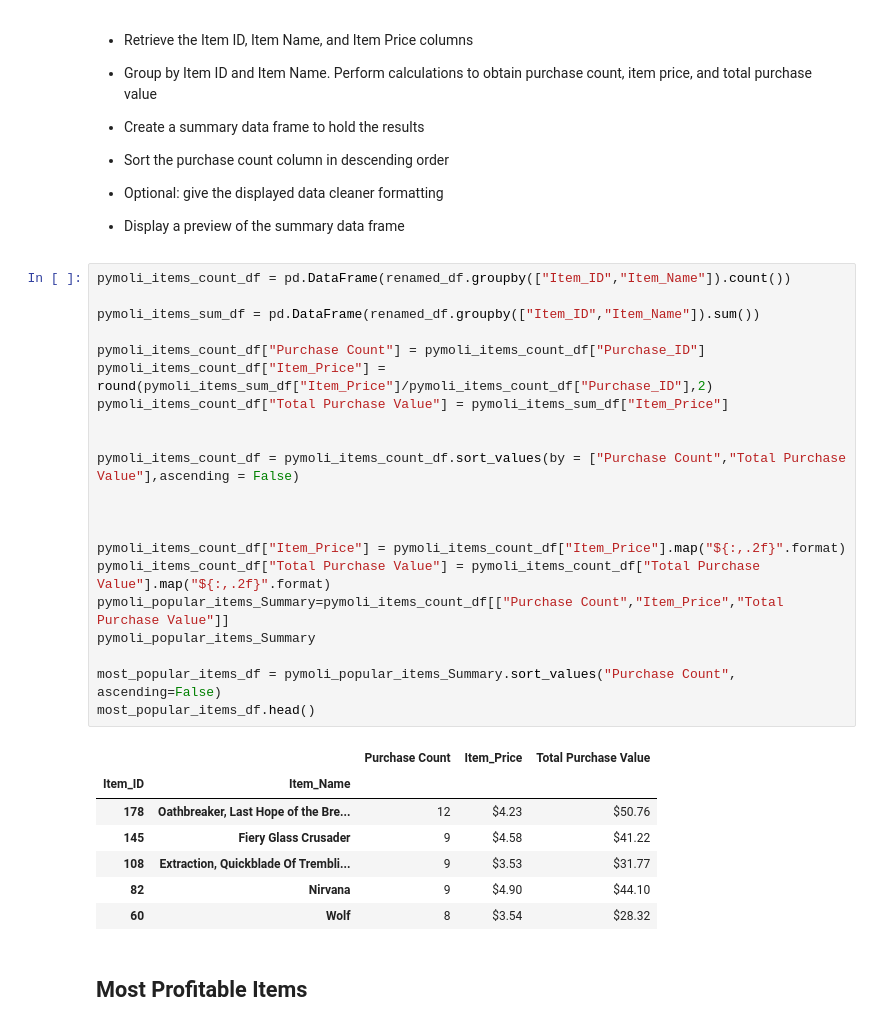
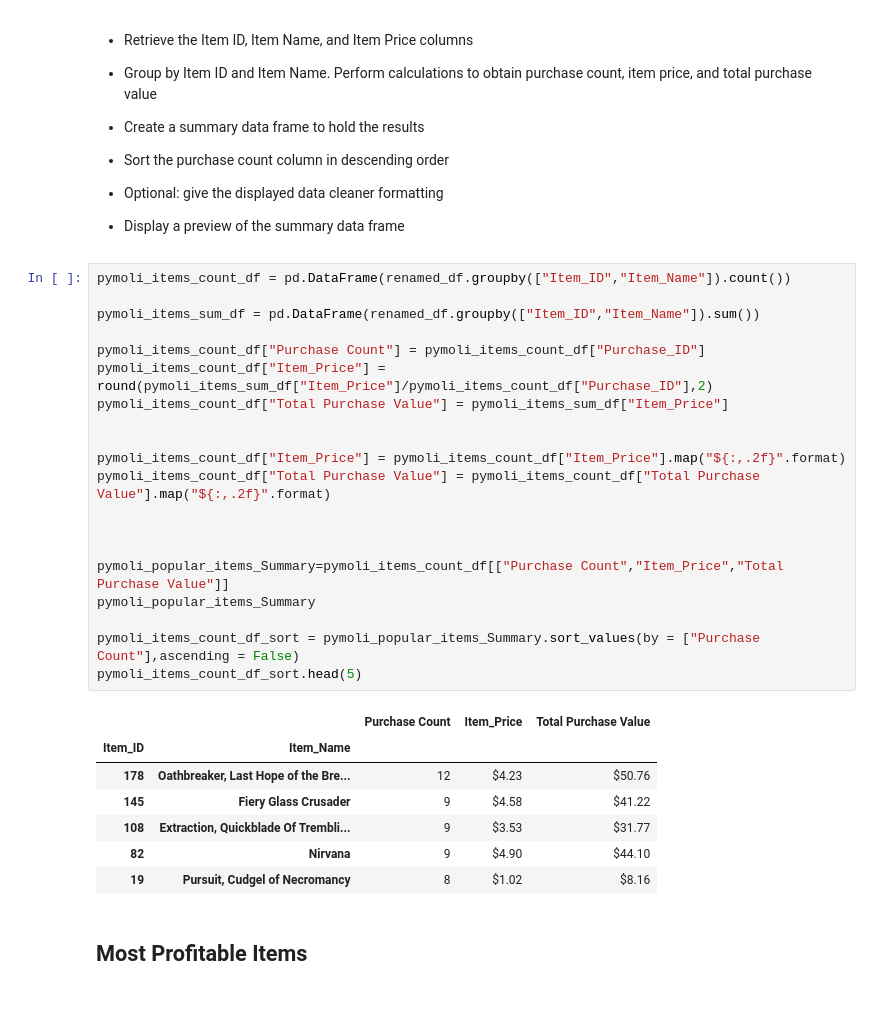
Before and after one commit to valarjeya28/Pandas-Homework, a Jupyter notebook: Instructions/HeroesOfPymoli/HeroesOfPymoli_starter.ipynb, the cells around one changed output. Saved outputs shown, nothing was run; the diff lists cells and outputs as text.

```diff
--- a/Instructions/HeroesOfPymoli/HeroesOfPymoli_starter.ipynb
+++ b/Instructions/HeroesOfPymoli/HeroesOfPymoli_starter.ipynb
@@ -329,32 +329,31 @@ Top_spenders_df_Summary.head(5)
 # %%
 pymoli_items_count_df = pd.DataFrame(renamed_df.groupby(["Item_ID","Item_Name"]).count())
 
 pymoli_items_sum_df = pd.DataFrame(renamed_df.groupby(["Item_ID","Item_Name"]).sum())
 
 pymoli_items_count_df["Purchase Count"] = pymoli_items_count_df["Purchase_ID"]
 pymoli_items_count_df["Item_Price"] = round(pymoli_items_sum_df["Item_Price"]/pymoli_items_count_df["Purchase_ID"],2)
 pymoli_items_count_df["Total Purchase Value"] = pymoli_items_sum_df["Item_Price"]
 
 
-pymoli_items_count_df = pymoli_items_count_df.sort_values(by = ["Purchase Count","Total Purchase Value"],ascending = False)
+pymoli_items_count_df["Item_Price"] = pymoli_items_count_df["Item_Price"].map("${:,.2f}".format)
+pymoli_items_count_df["Total Purchase Value"] = pymoli_items_count_df["Total Purchase Value"].map("${:,.2f}".format)
 
 
 
-pymoli_items_count_df["Item_Price"] = pymoli_items_count_df["Item_Price"].map("${:,.2f}".format)
-pymoli_items_count_df["Total Purchase Value"] = pymoli_items_count_df["Total Purchase Value"].map("${:,.2f}".format)
 pymoli_popular_items_Summary=pymoli_items_count_df[["Purchase Count","Item_Price","Total Purchase Value"]]
 pymoli_popular_items_Summary
 
-most_popular_items_df = pymoli_popular_items_Summary.sort_values("Purchase Count", ascending=False)
-most_popular_items_df.head()
+pymoli_items_count_df_sort = pymoli_popular_items_Summary.sort_values(by = ["Purchase Count"],ascending = False)
+pymoli_items_count_df_sort.head(5)
 # %% [output]
 |  |  | Purchase Count | Item_Price | Total Purchase Value |
 | Item_ID | Item_Name |  |  |  |
 | 178 | Oathbreaker, Last Hope of the Bre... | 12 | $4.23 | $50.76 |
 | 145 | Fiery Glass Crusader | 9 | $4.58 | $41.22 |
 | 108 | Extraction, Quickblade Of Trembli... | 9 | $3.53 | $31.77 |
 | 82 | Nirvana | 9 | $4.90 | $44.10 |
-| 60 | Wolf | 8 | $3.54 | $28.32 |
+| 19 | Pursuit, Cudgel of Necromancy | 8 | $1.02 | $8.16 |
 # %% [markdown]
 ## Most Profitable Items
 # %% [markdown]
```
Also changed, not shown: parts of 2 cells of this notebook.
